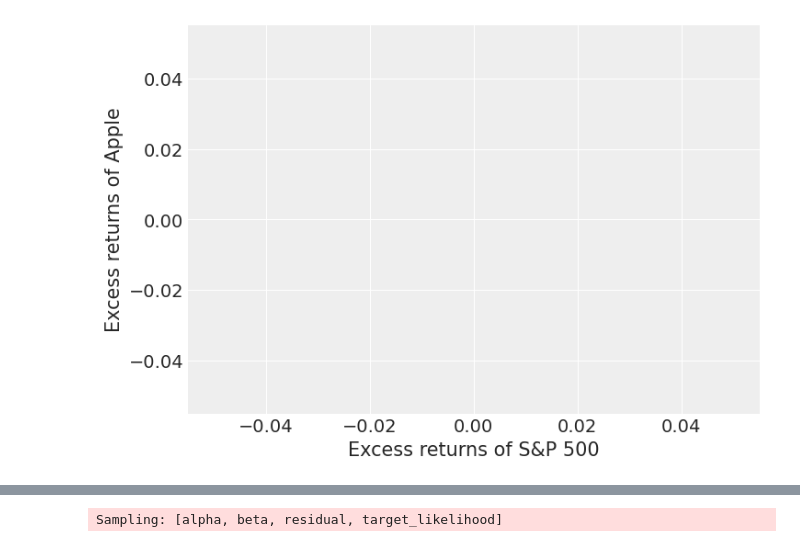
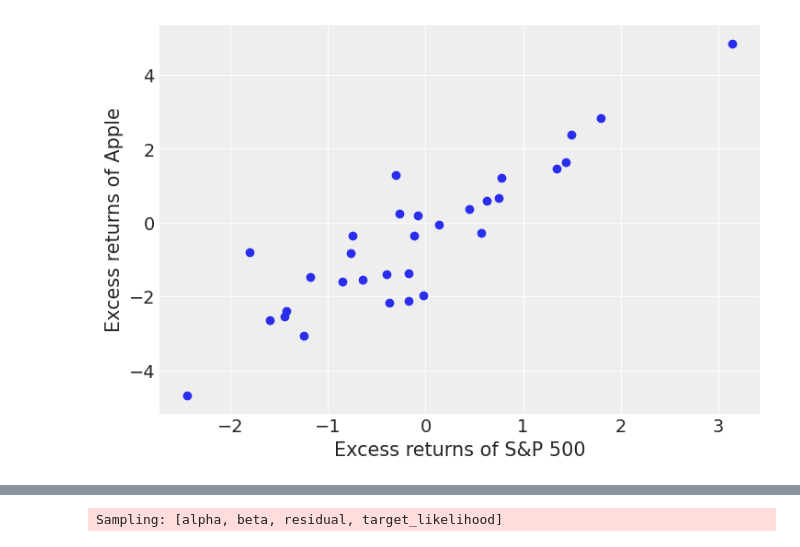
Before and after one commit to nicolassalok1/ProbaML, a Jupyter notebook: Probabilistic_Linear_Ensembles.ipynb, the cells around one changed output, grey strips where cells are left out. Cells and saved outputs as stored; diff of their text form; code cells hidden in the pictures.

```diff
--- a/Probabilistic_Linear_Ensembles.ipynb
+++ b/Probabilistic_Linear_Ensembles.ipynb
@@ -21,45 +21,52 @@ np.random.seed(101)
 # %%
 # Import financial data.
 start = datetime(2022, 11, 15)
 end = datetime(2022, 12, 31)
 
 
 # S&P 500 index is a proxy for the market factor.
 market = yf.Ticker('SPY').history(start=start, end=end)
 # Ticker symbol for Apple, the largest company in the world by market capitalization.
 stock = yf.Ticker('AAPL').history(start=start, end=end)
 # 10 year US treasury note is the proxy for risk free rate.
 riskfree_rate = yf.Ticker('^TNX').history(start=start, end=end)
 
+
+
 # Create a dataframe to hold the daily returns of securities.
 daily_returns = pd.DataFrame()
 # Compute daily percentage returns based on closing prices for Apple and S&P 500 index.
 daily_returns['market'] = market['Close'].pct_change(1)*100
 daily_returns['stock'] = stock['Close'].pct_change(1)*100
-# Compounded daily risk free rate based on 360 days for the calendar year used in the bond market.
-daily_returns['riskfree'] = (1 + riskfree_rate['Close']) ** (1/360) - 1
+
+# Même calcul, mais on prend .values pour ignorer l’index
+riskfree_values = ((1 + riskfree_rate['Close']) ** (1/360) - 1).values
+# Insertion sans réindexation
+daily_returns.insert(loc=2, column='riskfree', value=riskfree_values)
+
+# Check for missing data in the dataframe.
+market.index.difference(riskfree_rate.index)
+# Fill rows with previous day's risk-free rate since daily rates are generally stable.
+daily_returns = daily_returns.ffill()
+# Drop NaNs in first row because of percentage calculations are based on previous day's closing price.
+#daily_returns = daily_returns.dropna()
+daily_returns = daily_returns.iloc[1:].reset_index(drop=True)
+
+# Check dataframe for null values.
+daily_returns.isnull().sum()
+# Check first five rows of dataframe.
+daily_returns.head()
+
+# Daily excess returns of AAPL are returns in excess of the daily risk free rate.
+y = daily_returns['stock'] - daily_returns['riskfree']
+# Daily excess returns of the market are returns in excess of the daily risk free rate.
+x = daily_returns['market'] - daily_returns['riskfree']
+
+# Plot the excess returns of Apple and S&P 500.
+plt.scatter(x,y)
+plt.ylabel('Excess returns of Apple'), plt.xlabel('Excess returns of S&P 500');
+# %% [output]
+[figure, added]
-# %%
-# Check for missing data in the dataframe.
-market.index.difference(riskfree_rate.index)
-# Fill rows with previous day's risk-free rate since daily rates are generally stable.
-daily_returns = daily_returns.ffill()
-# Drop NaNs in first row because of percentage calculations are based on previous day's closing price.
-daily_returns = daily_returns.dropna()
-# Check dataframe for null values.
-daily_returns.isnull().sum()
-# Check first five rows of dataframe.
-daily_returns.head()
-
-# Daily excess returns of AAPL are returns in excess of the daily risk free rate.
-y = daily_returns['stock'] - daily_returns['riskfree']
-# Daily excess returns of the market are returns in excess of the daily risk free rate.
-x = daily_returns['market'] - daily_returns['riskfree']
-
-# Plot the excess returns of Apple and S&P 500.
-plt.scatter(x,y)
-plt.ylabel('Excess returns of Apple'), plt.xlabel('Excess returns of S&P 500');
-# %% [output]
-[figure, removed]
 # %%
 # Plot histogram of Apple's excess returns during the period.
 plt.hist(y, density=True, color='blue')
```
Also changed, not shown: parts of 14 cells of this notebook.
